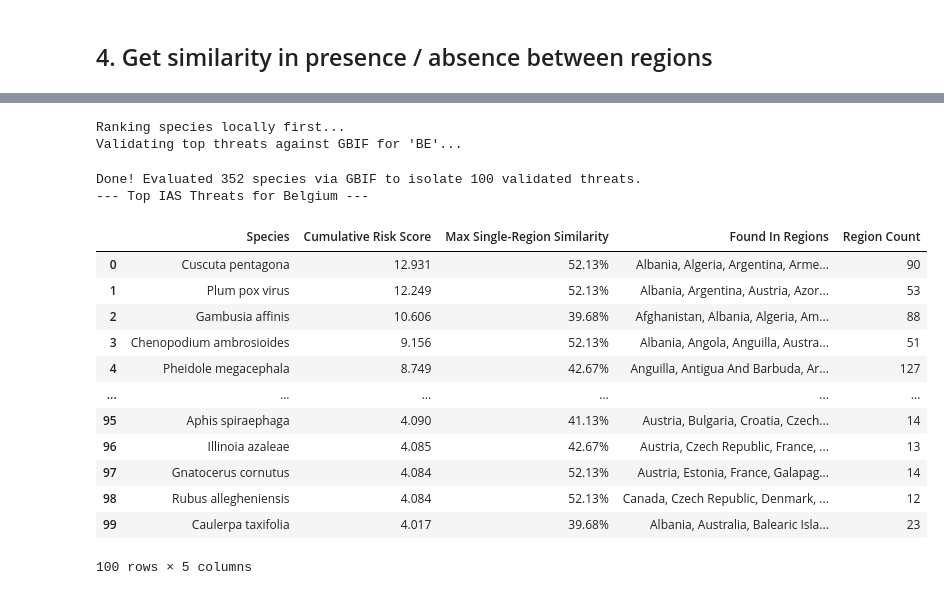
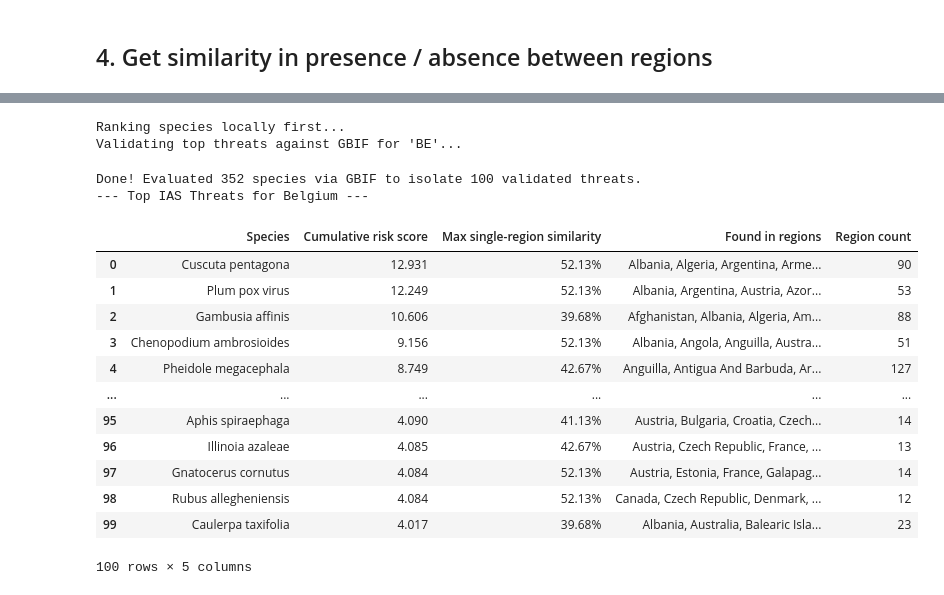
Before and after one commit to onestop-project/horizon-scanner, a Jupyter notebook: scripts/Sinas_info_extraction.ipynb, the cells around one changed output, grey strips where cells are left out. Drawn from its saved outputs; the diff is of its cells as text; code cells hidden in the pictures.

```diff
--- a/scripts/Sinas_info_extraction.ipynb
+++ b/scripts/Sinas_info_extraction.ipynb
@@ -163,36 +163,36 @@ horizon_scan_list_length = 100
 
 # 1. First, get the similarity scores for the target region.
 # (We compare against all species to get a true ecological baseline)
 similarity_rankings = rank_regions_by_similarity(
     raw_data,
     target_region_name,
     compare_only_introduced=False
     )
 
 # 2. Pass that similarity dataframe into the risk predictor
 ias_risk_predictions = predict_ias_risk(
     df=raw_data,
     similarity_df=similarity_rankings,
     target_region=target_region_name,
     species_to_validate=horizon_scan_list_length
 )
 
 print(f"--- Top IAS Threats for {target_region_name} ---")
 
 # Display the top 10 highest-risk species
 display_df = ias_risk_predictions.copy()
 
 # Format the floats for cleaner reading
-display_df['Cumulative Risk Score'] = display_df['Cumulative Risk Score'].round(3)
-display_df['Max Single-Region Similarity'] = (display_df['Max Single-Region Similarity'] * 100).round(2).astype(str) + '%'
+display_df['Cumulative risk score'] = display_df['Cumulative risk score'].round(3)
+display_df['Max single-region similarity'] = (display_df['Max single-region similarity'] * 100).round(2).astype(str) + '%'
 
 display(display_df)
 # %% [output]
 Ranking species locally first...
 Validating top threats against GBIF for 'BE'...
 Done! Evaluated 352 species via GBIF to isolate 100 validated threats.
 --- Top IAS Threats for Belgium ---
-|  | Species | Cumulative Risk Score | Max Single-Region Similarity | Found In Regions | Region Count |
+|  | Species | Cumulative risk score | Max single-region similarity | Found in regions | Region count |
 | 0 | Cuscuta pentagona | 12.931 | 52.13% | Albania, Algeria, Argentina, Arme... | 90 |
 | 1 | Plum pox virus | 12.249 | 52.13% | Albania, Argentina, Austria, Azor... | 53 |
 | 2 | Gambusia affinis | 10.606 | 39.68% | Afghanistan, Albania, Algeria, Am... | 88 |
```
Also changed, not shown: parts of 2 cells of this notebook, 1 other file.
